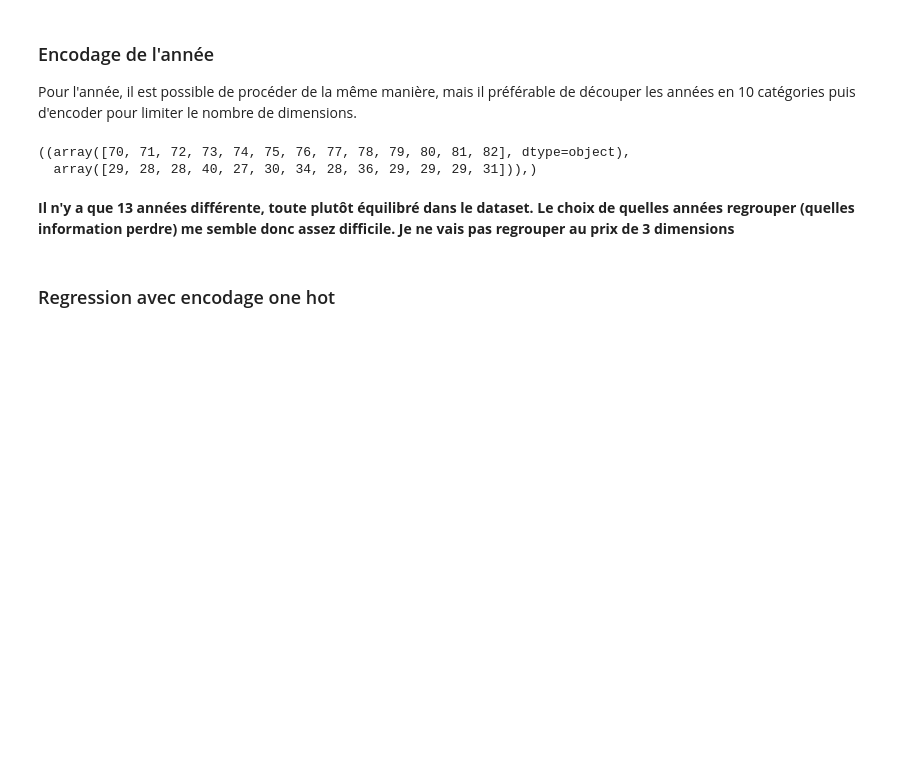
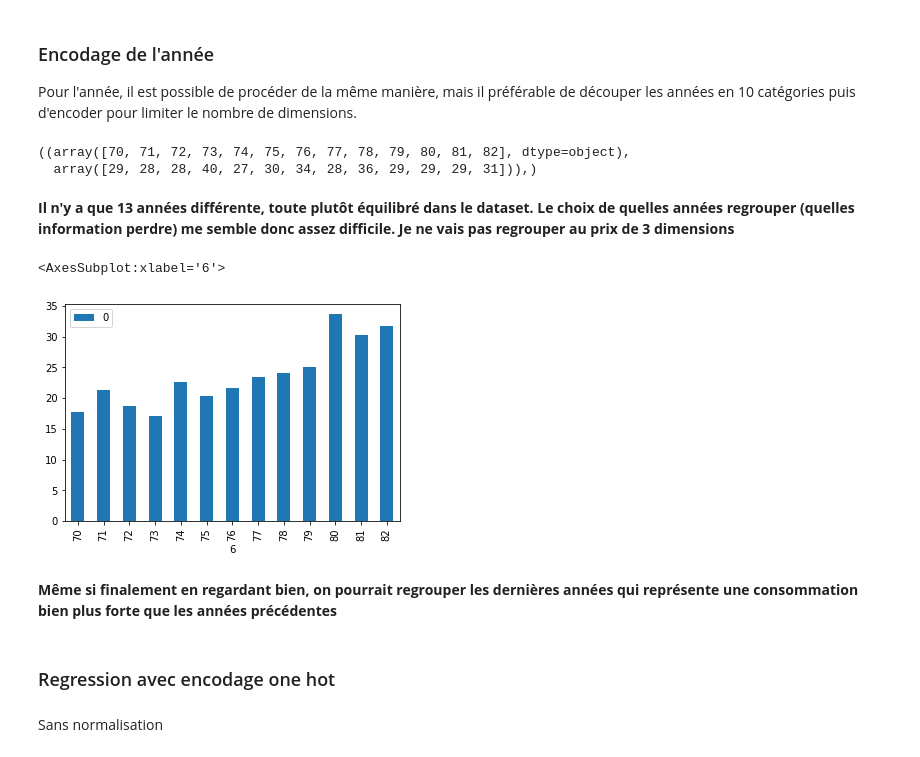
Before and after one commit to CharlesAttend/M1-S1-DAC, a Jupyter notebook: MAPSI/TME/tme9/tme9_etu.ipynb, the cells around one changed output. Drawn from its saved outputs; the diff is of its cells as text; code cells hidden in the pictures; blank space fills up the shorter version.

```diff
--- a/MAPSI/TME/tme9/tme9_etu.ipynb
+++ b/MAPSI/TME/tme9/tme9_etu.ipynb
@@ -515,6 +526,13 @@ np.unique(years, return_counts=True),
   array([29, 28, 28, 40, 27, 30, 34, 28, 36, 29, 29, 29, 31])),)
 # %% [markdown]
 **Il n'y a que 13 années différente, toute plutôt équilibré dans le dataset. Le choix de quelles années regrouper (quelles information perdre) me semble donc assez difficile. Je ne vais pas regrouper au prix de 3 dimensions**
+# %%
+data[[0, 6]].groupby(by=6).mean().plot(kind='bar')
+# %% [output]
+<AxesSubplot:xlabel='6'>
+[figure, added]
+# %% [markdown]
+**Même si finalement en regardant bien, on pourrait regrouper les dernières années qui représente une consommation bien plus forte que les années précédentes**
 # %%
 oh_years = one_hot_encode(years)
 # %% [markdown]
@@ -521,0 +544,2 @@ oh_years = one_hot_encode(years)
+# %% [markdown]
+Sans normalisation
```
Also changed, not shown: parts of 30 cells of this notebook.
